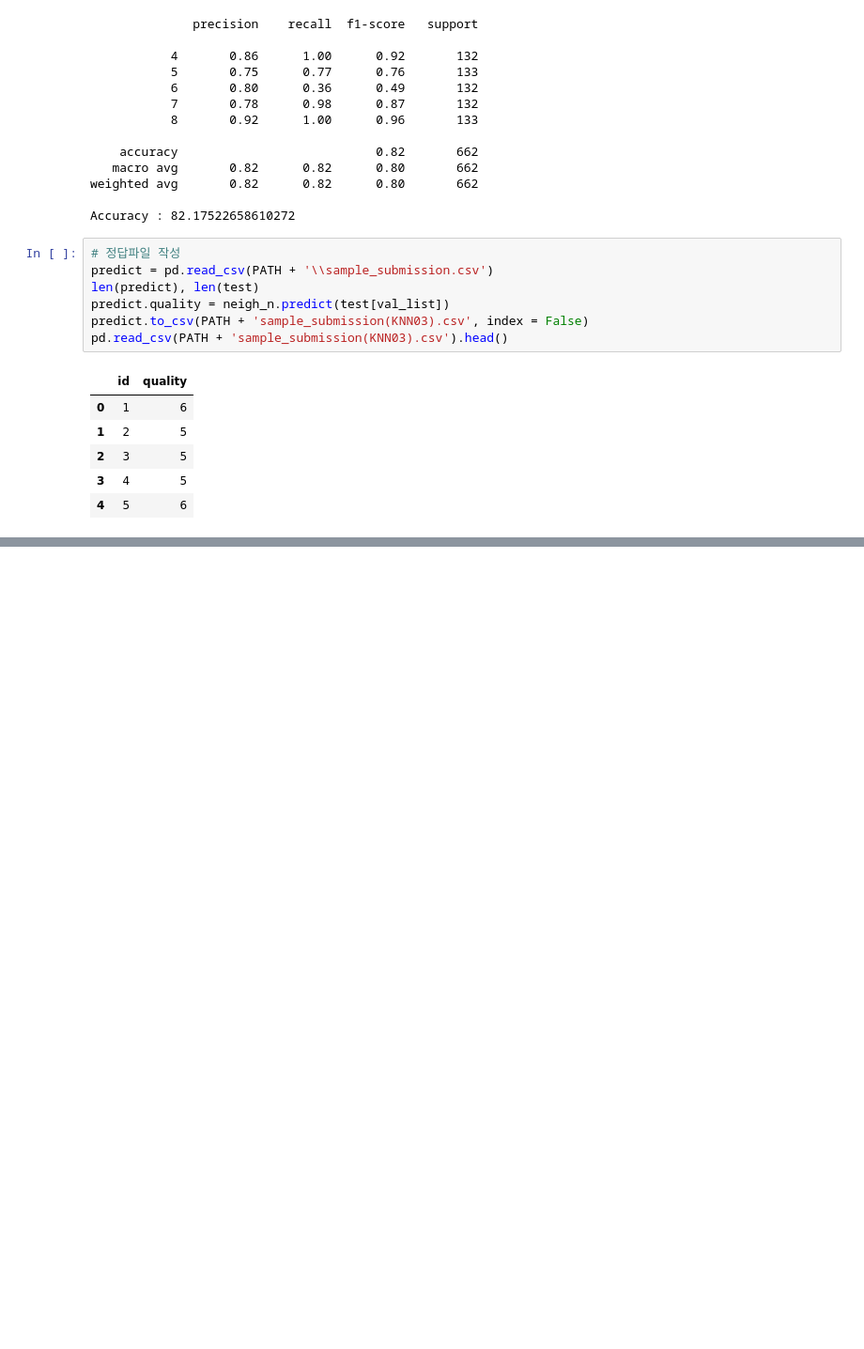
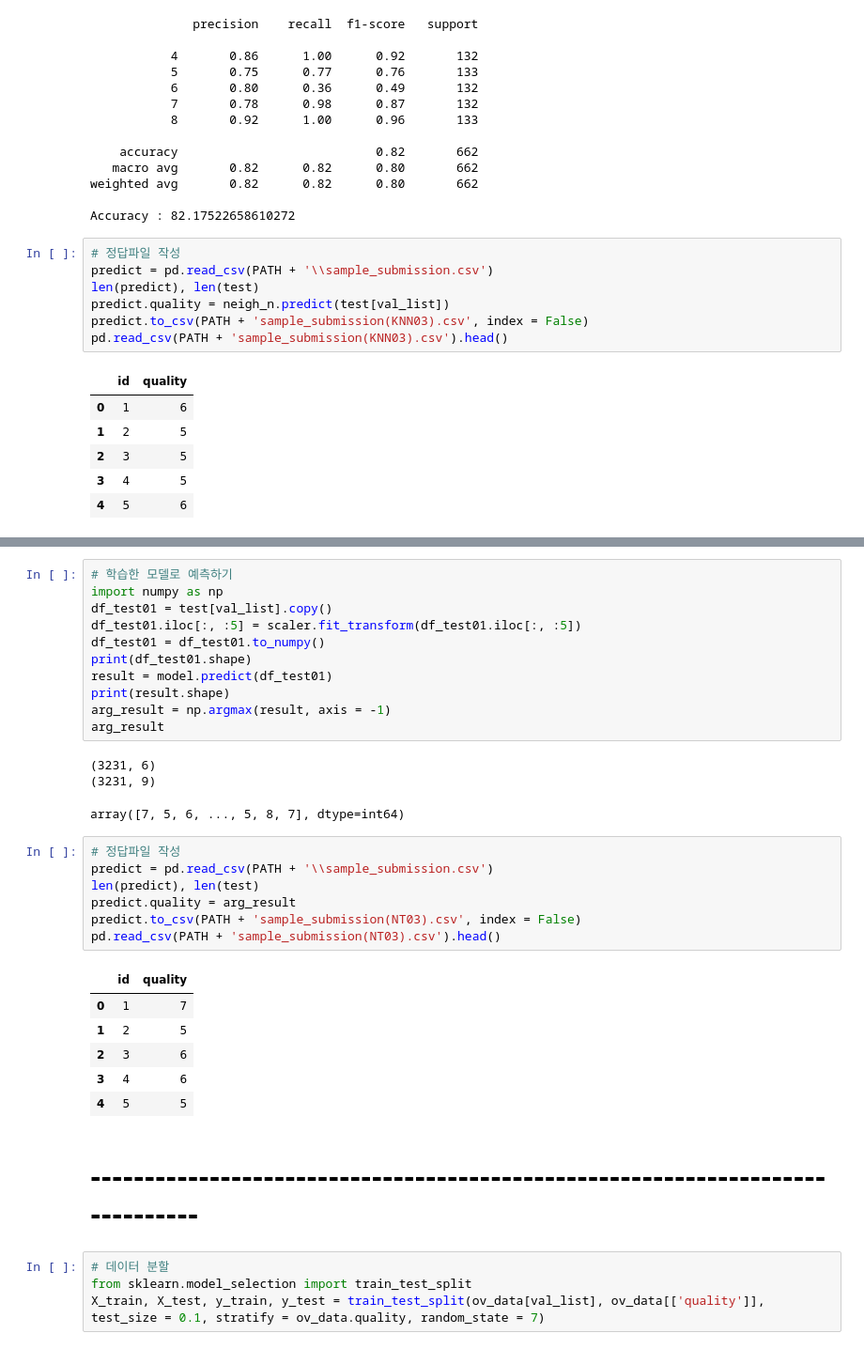
Before and after one commit to Jeong-Beom/TIL, a Jupyter notebook: Self-Study/복습 및 자습/DACON/와인 품질 분류 경진대회(Basic)/Model(이상치제거).ipynb, the cells around one changed output, grey strips where cells are left out. Shown: that part at 94% size. Saved outputs shown, nothing was run; the diff lists cells and outputs as text; blank space fills up the shorter version.

```diff
--- a/Self-Study/복습 및 자습/DACON/와인 품질 분류 경진대회(Basic)/Model(DeepLearning&KNN).ipynb
+++ b/Self-Study/복습 및 자습/DACON/와인 품질 분류 경진대회(Basic)/Model(이상치제거).ipynb
@@ -327,0 +444,35 @@ pd.read_csv(PATH + 'sample_submission(KNN03).csv').head()
+# %%
+# 학습한 모델로 예측하기
+import numpy as np
+df_test01 = test[val_list].copy()
+df_test01.iloc[:, :5] = scaler.fit_transform(df_test01.iloc[:, :5])
+df_test01 = df_test01.to_numpy()
+print(df_test01.shape)
+result = model.predict(df_test01)
+print(result.shape)
+arg_result = np.argmax(result, axis = -1)
+arg_result
+# %% [output]
+(3231, 6)
+(3231, 9)
+array([7, 5, 6, ..., 5, 8, 7], dtype=int64)
+# %%
+# 정답파일 작성
+predict = pd.read_csv(PATH + '\\sample_submission.csv')
+len(predict), len(test)
+predict.quality = arg_result
+predict.to_csv(PATH + 'sample_submission(NT03).csv', index = False)
+pd.read_csv(PATH + 'sample_submission(NT03).csv').head()
+# %% [output]
+|  | id | quality |
+| 0 | 1 | 7 |
+| 1 | 2 | 5 |
+| 2 | 3 | 6 |
+| 3 | 4 | 6 |
+| 4 | 5 | 5 |
+# %% [markdown]
+# ------------------------------------------------------------------------------
+# %%
+# 데이터 분할
+from sklearn.model_selection import train_test_split
+X_train, X_test, y_train, y_test = train_test_split(ov_data[val_list], ov_data[['quality']], test_size = 0.1, stratify = ov_data.quality, random_state = 7)
```
Also changed, not shown: parts of 15 cells of this notebook.
